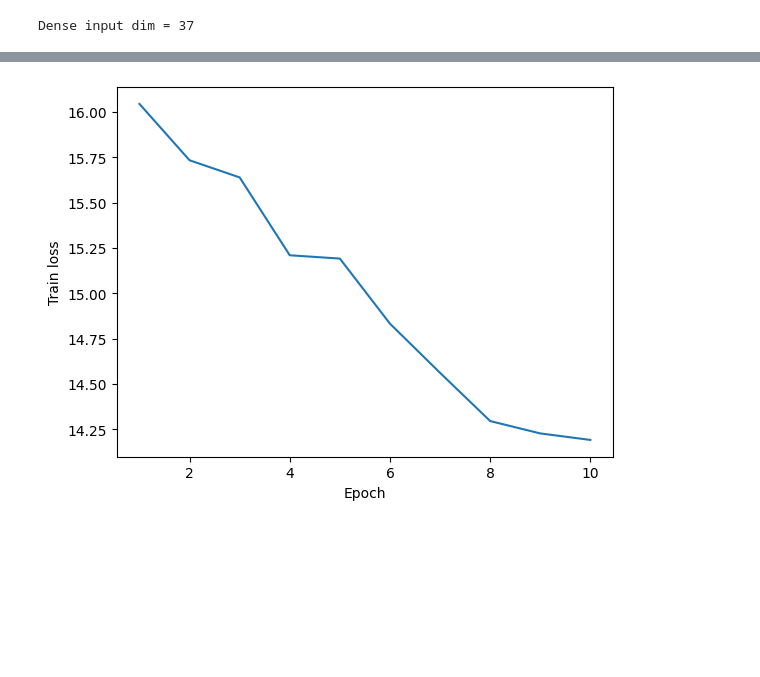
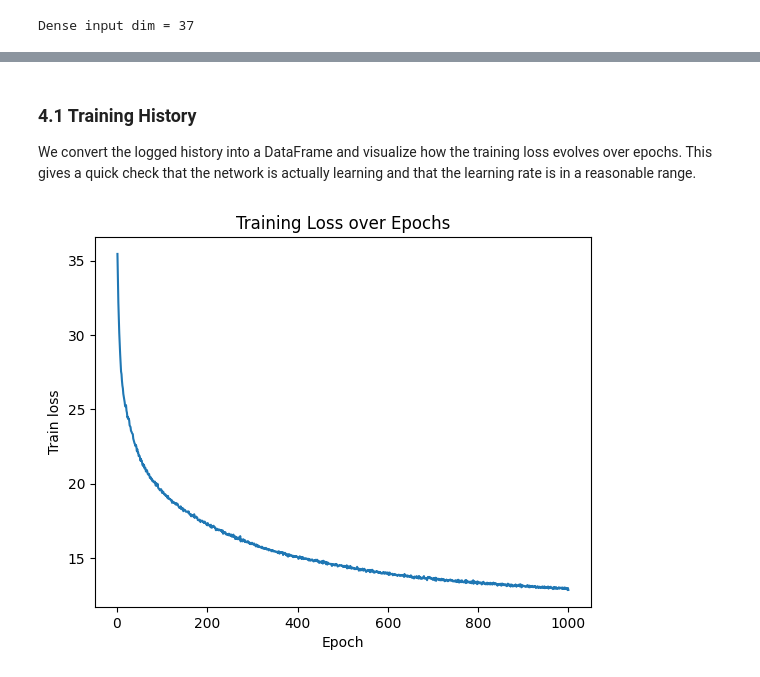
Before and after one commit to juanfp02/Developing-my-own-Neural-Networks, a Jupyter notebook: main.ipynb, the cells around one changed output, grey strips where cells are left out. Saved outputs shown, nothing was run; the diff lists cells and outputs as text; code cells hidden in the pictures; blank space fills up the shorter version.

```diff
--- a/main.ipynb
+++ b/main.ipynb
@@ -44,0 +146,14 @@ full_df = full_df.dropna(subset=required_cols)
+# %%
+numeric_cols_for_plots = ["year", "mileage", "engineSize"]
+
+fig, axes = plt.subplots(1, len(numeric_cols_for_plots), figsize=(14, 4))
+
+for ax, col in zip(axes, numeric_cols_for_plots):
+    ax.hist(full_df[col], bins=40)
+    ax.set_title(col)
+    ax.set_xlabel(col)
+    ax.set_ylabel("Count")
+
+plt.suptitle("Distributions of Key Numeric Features")
+plt.tight_layout()
+plt.show()
@@ -129,6 +391,6 @@ Dense input dim = 37
 # %%
-epochs = 10
-batch_size = 256
+epochs = 1000
+batch_size = 128
 
 history = []  # will store metrics per epoch
 
@@ -242,9 +502,16 @@ Epoch 10/10 - Train Loss: 14.1917
+# %% [markdown]
+### 4.1 Training History
+
+We convert the logged history into a DataFrame and visualize how the
+training loss evolves over epochs. This gives a quick check that the
+network is actually learning and that the learning rate is in a reasonable range.
 # %%
 hist_df = pd.DataFrame(history)
 
 plt.plot(hist_df["epoch"], hist_df["train_loss"])
 plt.xlabel("Epoch")
 plt.ylabel("Train loss")
+plt.title("Training Loss over Epochs")
 plt.show()
 # %% [output]
-[figure, old version]
+[figure, new version]
```
Also changed, not shown: parts of 27 cells of this notebook, 3 other files.
